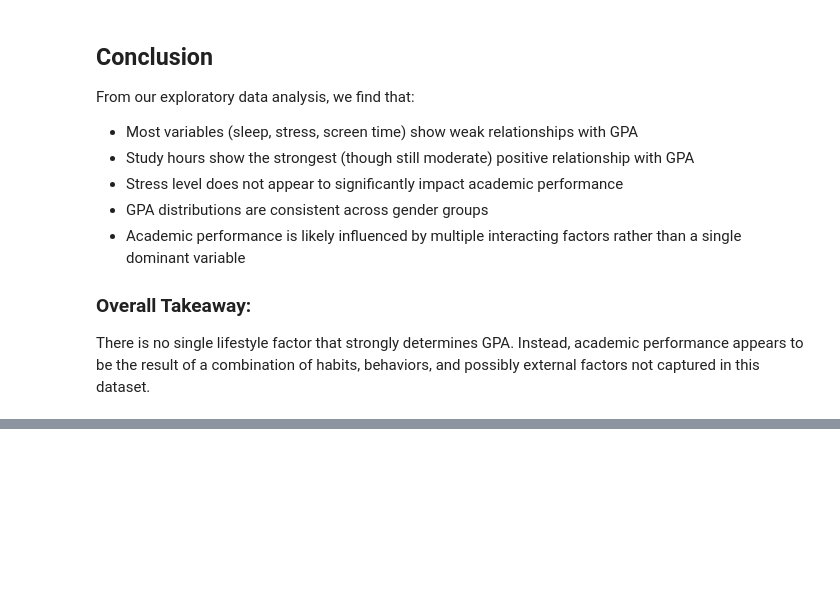
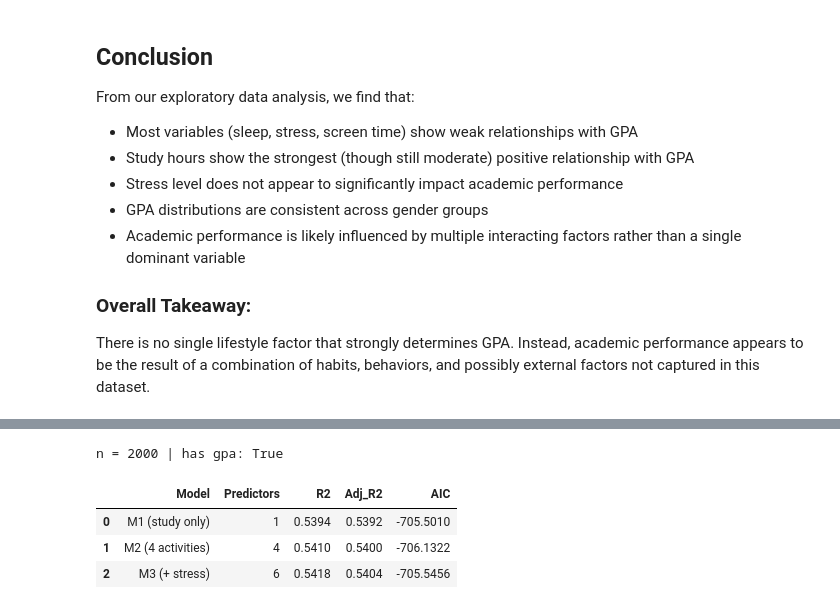
Before and after one commit to YousefAlkhunaizi123/math189project, a Jupyter notebook: math189final.ipynb, the cells around one changed output, grey strips where cells are left out. Saved outputs shown, nothing was run; the diff lists cells and outputs as text; code cells hidden in the pictures; blank space fills up the shorter version.

```diff
--- a/math189final.ipynb
+++ b/math189final.ipynb
@@ -362,0 +382,35 @@ There is no single lifestyle factor that strongly determines GPA. Instead, acade
+# %%
+import pandas as pd
+import numpy as np
+import matplotlib.pyplot as plt
+import statsmodels.api as sm
+import statsmodels.formula.api as smf
+
+# Load + clean the lifestyle dataset (same cleaning as clean_cols above).
+# Self-contained, so this section runs regardless of which earlier cells were executed.
+life = pd.read_csv("student_lifestyle_dataset.csv")
+life.columns = life.columns.str.strip().str.lower().str.replace(" ", "_")
+
+PREDS = ["study_hours_per_day", "sleep_hours_per_day",
+         "social_hours_per_day", "physical_activity_hours_per_day"]
+print("n =", len(life), "| has gpa:", "gpa" in life.columns)
+# %% [output]
+n = 2000 | has gpa: True
+# %%
+m1 = smf.ols("gpa ~ study_hours_per_day", data=life).fit()
+m2 = smf.ols("gpa ~ " + " + ".join(PREDS), data=life).fit()
+m3 = smf.ols("gpa ~ " + " + ".join(PREDS) + " + C(stress_level)", data=life).fit()
+
+comparison = pd.DataFrame({
+    "Model": ["M1 (study only)", "M2 (4 activities)", "M3 (+ stress)"],
+    "Predictors": [1, 4, 6],
+    "R2":     [m1.rsquared,     m2.rsquared,     m3.rsquared],
+    "Adj_R2": [m1.rsquared_adj, m2.rsquared_adj, m3.rsquared_adj],
+    "AIC":    [m1.aic,          m2.aic,          m3.aic],
+}).round(4)
+comparison
+# %% [output]
+|  | Model | Predictors | R2 | Adj_R2 | AIC |
+| 0 | M1 (study only) | 1 | 0.5394 | 0.5392 | -705.5010 |
+| 1 | M2 (4 activities) | 4 | 0.5410 | 0.5400 | -706.1322 |
+| 2 | M3 (+ stress) | 6 | 0.5418 | 0.5404 | -705.5456 |
```
Also changed, not shown: parts of 15 cells of this notebook.
